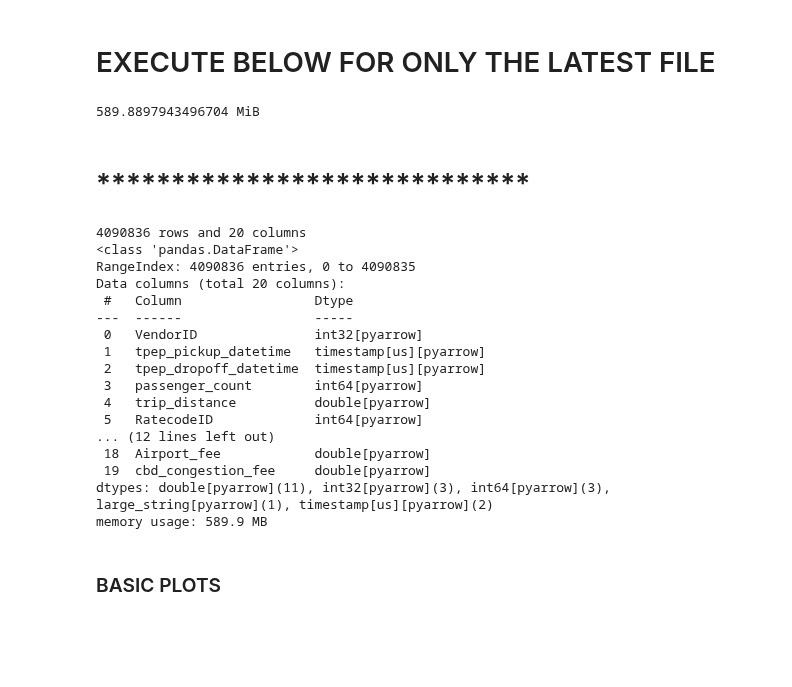
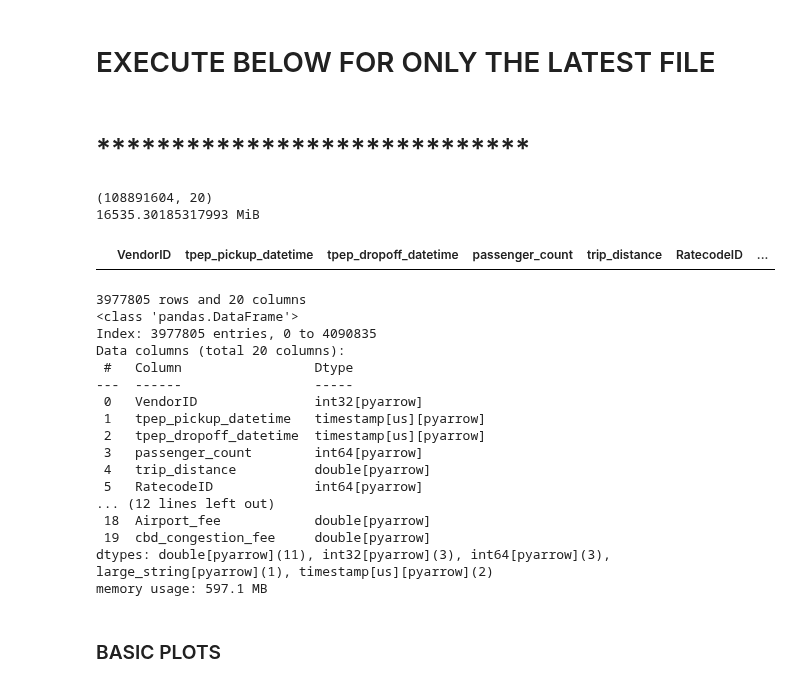
Before and after one commit to lazarosmpistas/ny-taxi-predictor, a Jupyter notebook: src/data_management/data_exploration.ipynb, the cells around one changed output. Drawn from its saved outputs; the diff is of its cells as text; code cells hidden in the pictures; blank space fills up the shorter version.

```diff
--- a/src/data_management/data_exploration.ipynb
+++ b/src/data_management/data_exploration.ipynb
@@ -49,10 +37,7 @@ for pair in df_dict.items():
 # %% [markdown]
 # EXECUTE BELOW FOR ONLY THE LATEST FILE
 # %%
+df_main = pd.DataFrame()
 filename = "".join([GENERIC_FILENAME, str(list(sorted_date_dict.values())[-1]), ".parquet"])
 filepath = Path.joinpath(DATA_FOLDER, filename)
-df = pd.read_parquet(filepath, dtype_backend="pyarrow")
-
-print(df.memory_usage(deep=True).sum() / 1024**2, "MiB")
+df_main = pd.read_parquet(filepath, dtype_backend="pyarrow")
-# %% [output]
-589.8897943496704 MiB
@@ -62,12 +44,26 @@ df = df[df["trip_distance"] > 0]
 # %% [markdown]
 # *****************************
+# %%
+# sanity check
+print(df_main.shape)
+print(df_main.memory_usage(deep=True).sum() / 1024 ** 2, "MiB")
+# %% [output]
+(108891604, 20)
+16535.30185317993 MiB
+# %%
+# df["trip_distance"] = np.log(df["trip_distance"] + 1)
+#df = df[df["trip_distance"] > 0]
+df_invalid = df_main[df_main["trip_distance"] < 0]
+df_invalid.head()
+# %% [output]
+|  | VendorID | tpep_pickup_datetime | tpep_dropoff_datetime | passenger_count | trip_distance | RatecodeID | ... |
 # %%
-print(f"{df.shape[0]} rows and {df.shape[1]} columns")
-df.info()
+print(f"{df_main.shape[0]} rows and {df_main.shape[1]} columns")
+df_main.info()
 # %% [output]
-4090836 rows and 20 columns
+3977805 rows and 20 columns
 <class 'pandas.DataFrame'>
-RangeIndex: 4090836 entries, 0 to 4090835
+Index: 3977805 entries, 0 to 4090835
 Data columns (total 20 columns):
  #   Column                 Dtype
 ---  ------                 -----
@@ -81,7 +77,7 @@ Data columns (total 20 columns):
  18  Airport_fee            double[pyarrow]
  19  cbd_congestion_fee     double[pyarrow]
 dtypes: double[pyarrow](11), int32[pyarrow](3), int64[pyarrow](3), large_string[pyarrow](1), timestamp[us][pyarrow](2)
-memory usage: 589.9 MB
+memory usage: 597.1 MB
 # %% [markdown]
 ### BASIC PLOTS
 # %%
```
Also changed, not shown: parts of 5 cells of this notebook, 1 other file.
